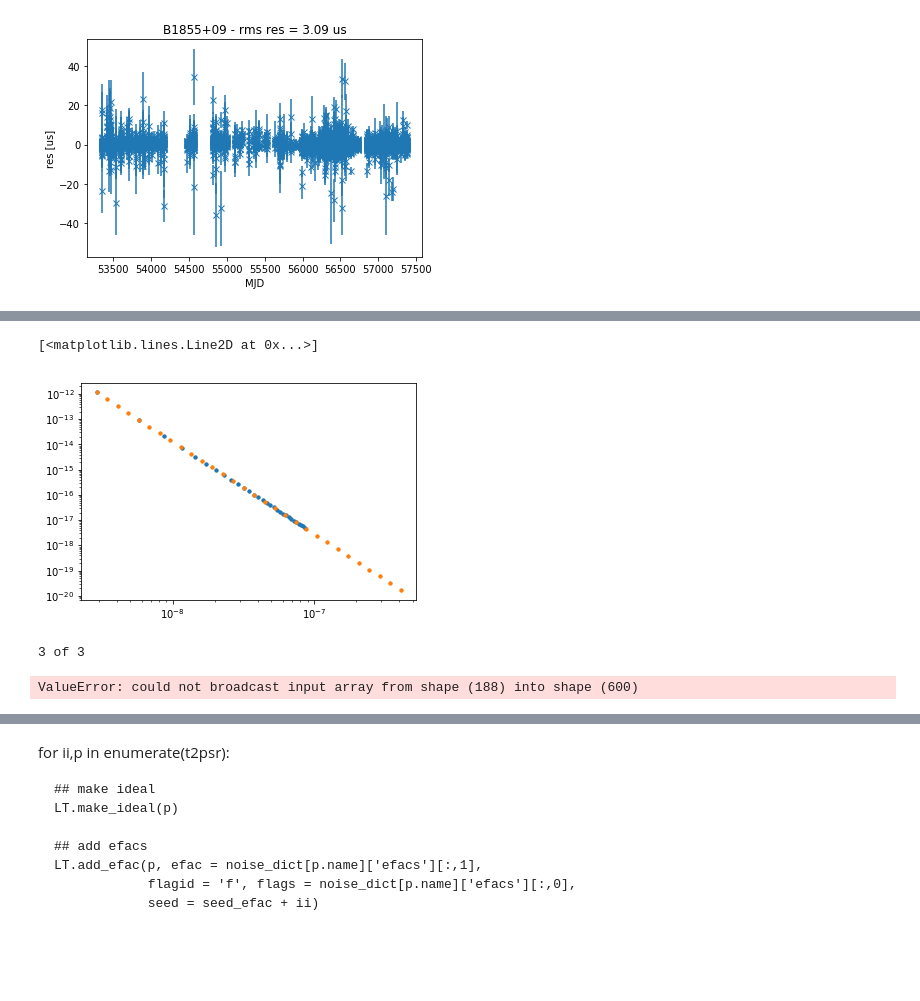
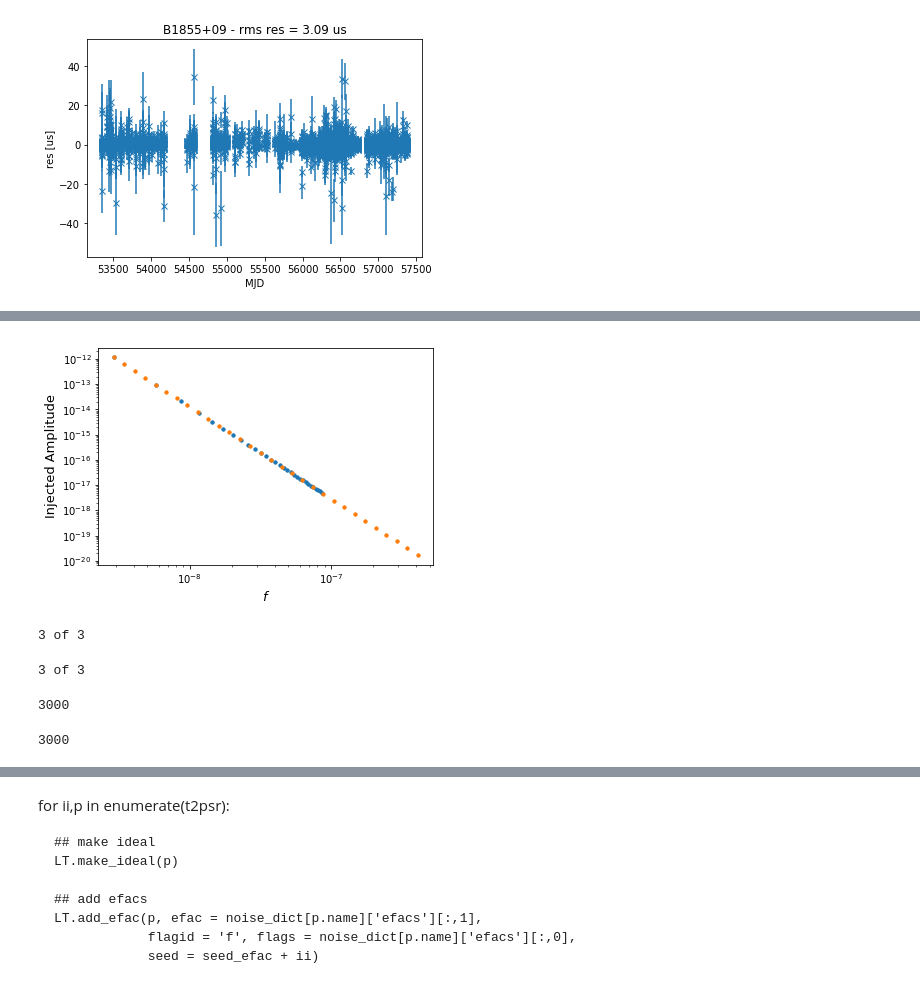
Before and after one commit to LBJ-Wade/NANOGrav, a Jupyter notebook: BackgroundInjections/toasim_testing/comparisons_v1.ipynb, the cells around one changed output, grey strips where cells are left out. Drawn from its saved outputs; the diff is of its cells as text; code cells hidden in the pictures; blank space fills up the shorter version.

Commit message:
implementing logspace in createGWB, looking at fourier transform of injections

```diff
--- a/BackgroundInjections/toasim_testing/comparisons_v1.ipynb
+++ b/BackgroundInjections/toasim_testing/comparisons_v1.ipynb
@@ -225,9 +243,12 @@ LP.plotres(test_psr3)
 # %%
 plt.loglog(f_red_test_psr2/u.yr.to('s'),A_red_test_psr2,'.')
 plt.loglog(f_red_test_psr3/u.yr.to('s'),A_red_test_psr3,'.')
+plt.xlabel(r'$f$',fontsize=13)
+plt.ylabel('Injected Amplitude',fontsize=13)
+#plt.savefig(current_dir+'/Figs'+'/red_noise_injection_freq_comp.pdf')
+plt.show()
 # %% [output]
-[<matplotlib.lines.Line2D at 0x...>]
-[figure, old version]
+[figure, new version]
 # %%
 #making test ptas
 npsrs = 3
@@ -256,6 +271,26 @@ for ii in range(npsrs):
+# %%
+test_pta_2 = []
+test_pta_3 = []
+test_pta_4 = []
+
+for ii in range(npsrs):
+    test_pta_2.append( T2.tempopulsar(parfile = parfiles[ii], timfile = timfiles[ii],
+                                 maxobs=30000, ephem='DE436'))
+    test_pta_3.append( T2.tempopulsar(parfile = parfiles[ii], timfile = timfiles[ii],
+                                 maxobs=30000, ephem='DE436'))
+    test_pta_4.append( T2.tempopulsar(parfile = parfiles[ii], timfile = timfiles[ii],
+                                 maxobs=30000, ephem='DE436'))
+
+    print('\r{0} of {1}'.format(ii+1,npsrs),flush=True,end='')
+# %% [output]
+3 of 3
 # %%
-f_GWB_test_pta2,Amp_GWB_test_pta2 = MyT.createGWB(test_pta_2, Amp=1.3e-15, gam=13./3., seed=seed_gwb_1)
+f_GWB_test_pta2,Amp_GWB_test_pta2,Res_f2 = MyT.createGWB(test_pta_2, Amp=1.3e-15, gam=13./3.,\
+                                                  seed=seed_gwb_1, noCorr=True)
+# %% [output]
+3000
 # %%
-f_GWB_test_pta3,Amp_GWB_test_pta3 = MyT.createGWB(test_pta_3, Amp=1.3e-15, gam=13./3., seed=seed_gwb_1, logspace=True)
+f_GWB_test_pta3,Amp_GWB_test_pta3,Res_f3 = MyT.createGWB(test_pta_3, Amp=1.3e-15, gam=13./3.,\
+                                                  seed=seed_gwb_1, noCorr=True, logspace=True,nfreqs=3000)
 # %% [output]
-ValueError: could not broadcast input array from shape (188) into shape (600)
+3000
```
Also changed, not shown: parts of 21 cells of this notebook, 1 other file.
